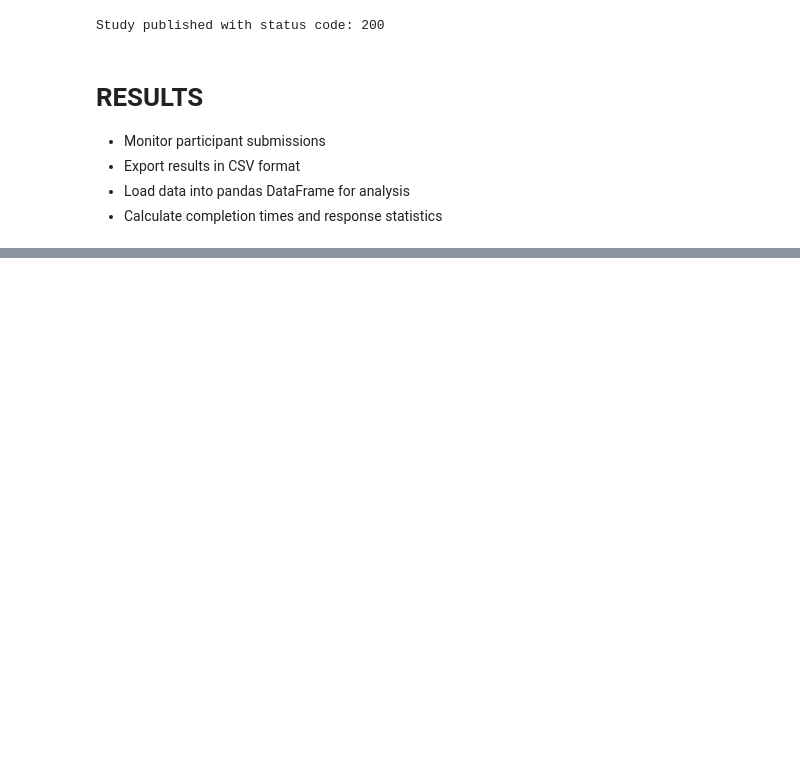
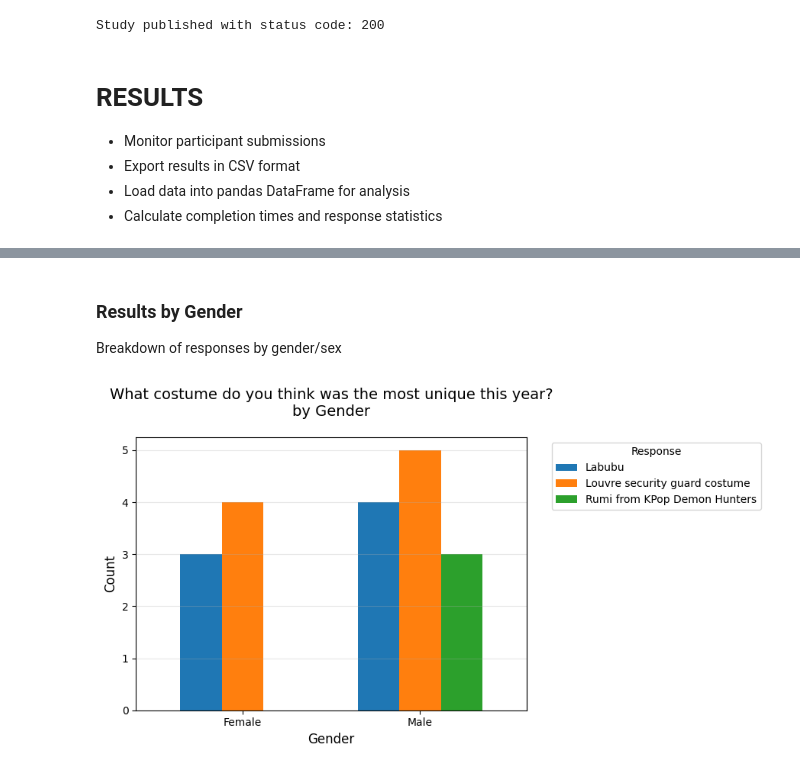
Before and after one commit to vivianamarquez/demo-prolific-meetup-2, a Jupyter notebook: Halloween Demo Prolific.ipynb, the cells around one changed output, grey strips where cells are left out. Saved outputs shown, nothing was run; the diff lists cells and outputs as text; code cells hidden in the pictures; blank space fills up the shorter version.

```diff
--- a/Halloween Demo Prolific.ipynb
+++ b/Halloween Demo Prolific.ipynb
@@ -124,0 +142,9 @@ plt.show()
+# %% [markdown]
+### Results by Gender
+Breakdown of responses by gender/sex
+# %%
+# Plot responses by gender
+fig, ax = plot_responses_by_gender(df, question_column)
+plt.show()
+# %% [output]
+[figure, added]
```
Also changed, not shown: parts of 9 cells of this notebook, 3 other files.
